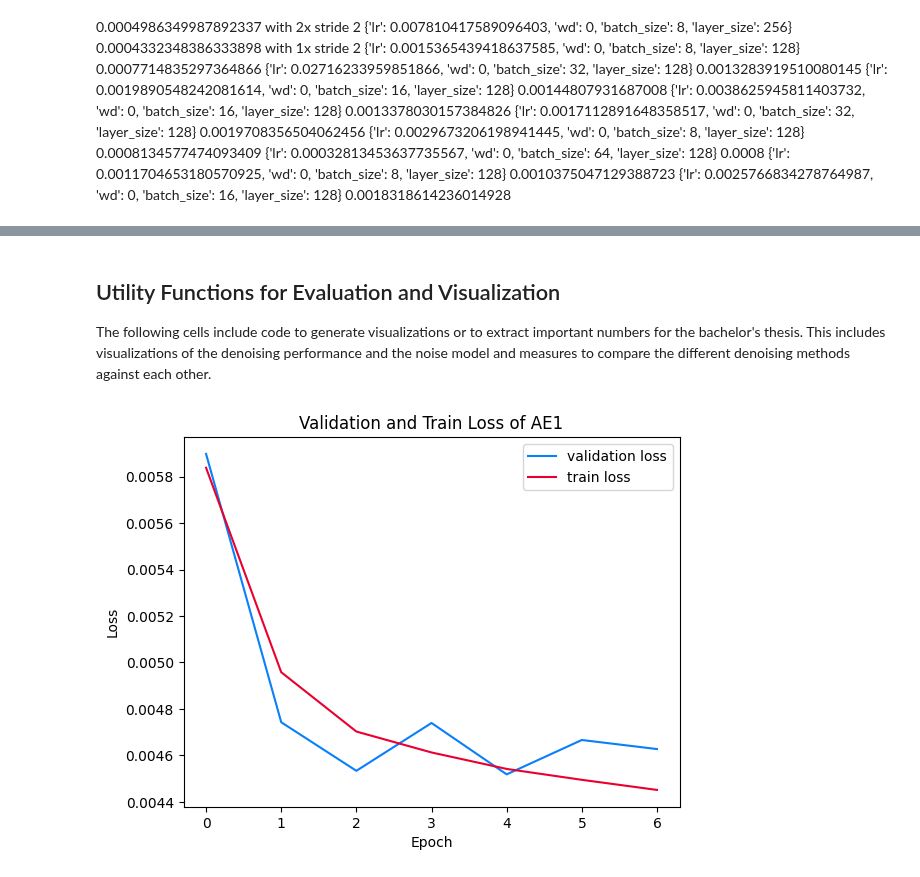
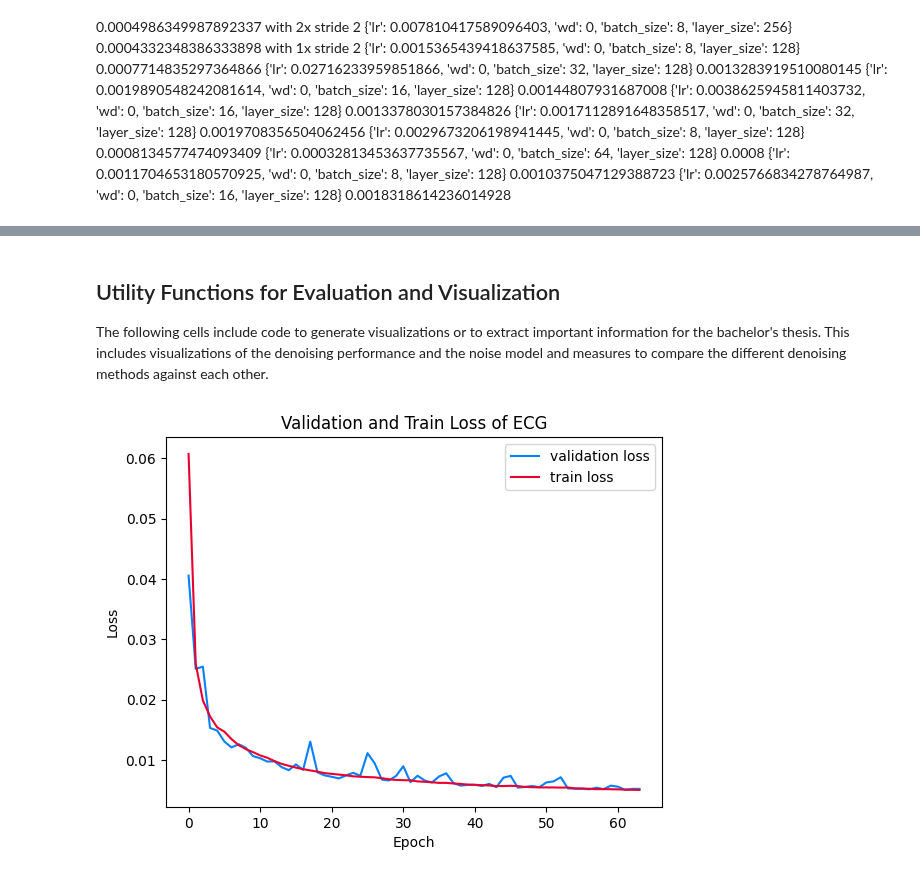
Before and after one commit to jonasburian/Bachelor-Thesis-Project, a Jupyter notebook: project.ipynb, the cells around one changed output, grey strips where cells are left out. Cells and saved outputs as stored; diff of their text form; code cells hidden in the pictures.

```diff
--- a/project.ipynb
+++ b/project.ipynb
@@ -1190,24 +1233,32 @@ CPU TIME 0.0005247018661499159
 # %% [markdown]
 ## Utility Functions for Evaluation and Visualization
 
-The following cells include code to generate visualizations or to extract important numbers for the bachelor's thesis. This includes visualizations of the denoising performance and the noise model and measures to compare the different denoising methods against each other.
+The following cells include code to generate visualizations or to extract important information for the bachelor's thesis. This includes visualizations of the denoising performance and the noise model and measures to compare the different denoising methods against each other.
 # %%
-# VISUALIZATIONS FOR THE LEARNING BEHAVIOUR
+# VISUALIZATIONS FOR THE LEARNING BEHAVIOR
 
 # Visualizes the the validation and train loss of the given loss.csv in one graph
 
-filename = 'models/loss_2.csv'
+filename = 'models/new/ecg/loss_ecg.csv'
+# filename = 'models/new/wgn/loss_1_10.csv'
+# filename = 'models/new/wgn/loss_2_10.csv'
+
+directory = os.path.join('results', 'training')
+if not os.path.exists(directory):
+    os.makedirs(directory)
 
 df = pd.read_csv(filename)
 
 plt.plot(df['epoch'], df['val_loss'], color='#087ffb', label='validation loss')
 plt.plot(df['epoch'], df['train_loss'], color='#ea002e', label='train loss')
 
-plt.title('Validation and Train Loss of AE1')
+plt.title('Validation and Train Loss of ECG')
 plt.xlabel('Epoch')
 plt.ylabel('Loss')
 plt.legend()
+
+plt.savefig(os.path.join(directory, 'ecg.png'), format='png', bbox_inches='tight')
 plt.show()
 # %% [output]
-[figure, old version]
+[figure, new version]
 # %%
```
Also changed, not shown: parts of 25 cells of this notebook, 52 other files.
